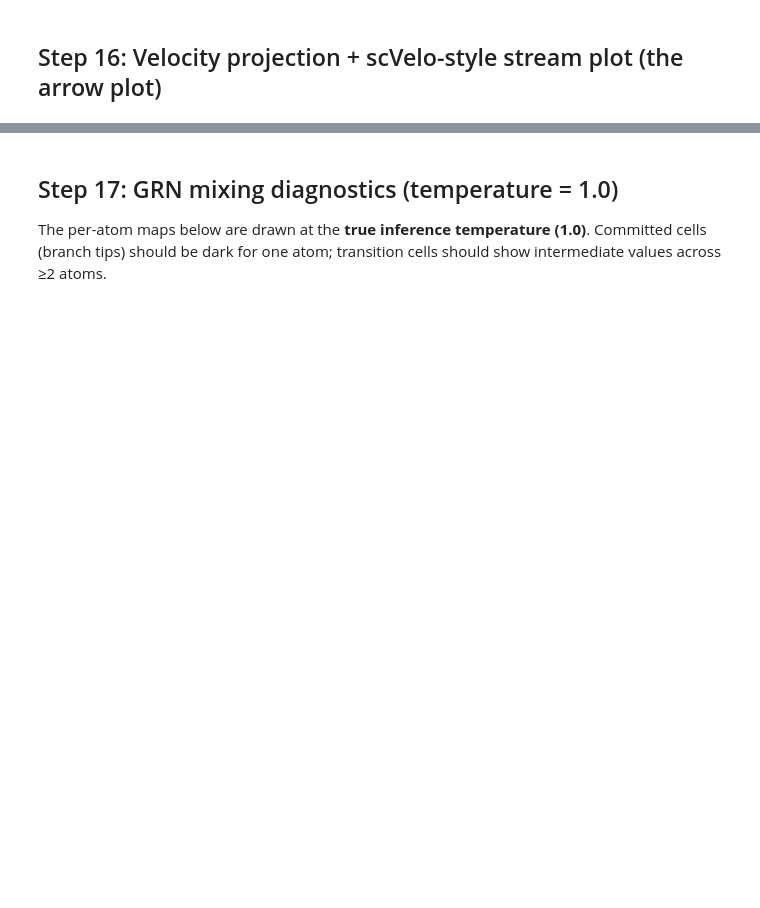
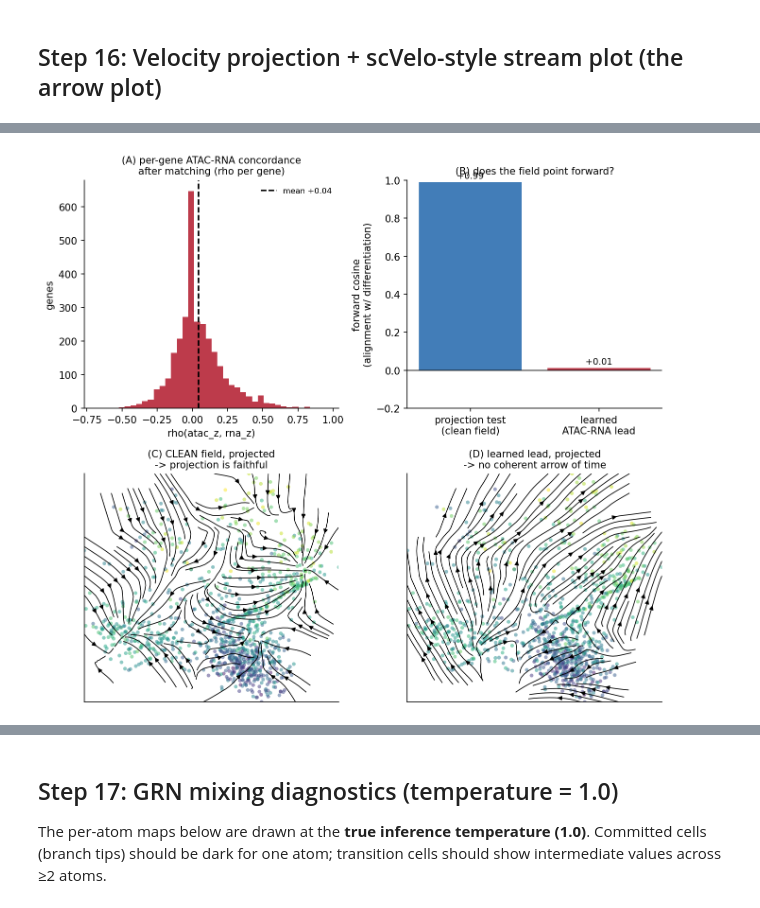
Before and after one commit to azizilab/COMET, a Jupyter notebook: comet/comet_hvg_WORKING.ipynb, the cells around one changed output, grey strips where cells are left out. Cells and saved outputs as stored; diff of their text form; code cells hidden in the pictures; blank space fills up the shorter version.

```diff
--- a/comet/comet_hvg_WORKING.ipynb
+++ b/comet/comet_hvg_WORKING.ipynb
@@ -651,12 +862,24 @@ of drifting toward the densest neighbor. This is what stops the origin arrows fr
 converging inward independent of the velocity fix.
 # %%
 def project_to_2d(V_pred_full, X_2d_vis, X_full, search_space=None, k=30, scale=1.0,
-                   drift_correct=True, density_k=15, adaptive_scale=True):
+                   drift_correct=True, density_k=15, adaptive_scale=False):
     """
     search_space: array used to find each cell's k nearest neighbors for the
     transition-probability kernel (default: X_2d_vis, but pass Z_dec or a PCA of
     X_full instead — strongly preferred). d_low (the plotted displacement vectors)
     always comes from X_2d_vis regardless of what search_space is.
+
+    X_full MUST be in the SAME units/space as V_pred_full. The velocity is built in
+    z-scored gene space (from atac_z/rna_z), so pass rna_z here, NOT the raw
+    log-normalized X. Correlating a z-space vector against raw-space neighbor
+    differences silently reweights every gene by its standard deviation, which
+    rotates the projected arrow away from the true high-dim direction.
+
+    This is also the ONLY spatial regularizer in the pipeline now (the global
+    potential was removed): the drift-corrected correlation kernel pools each
+    cell's velocity against its neighbours' directions, denoising WITHOUT forcing a
+    single global scalar — so branch points fan out instead of collapsing. Increase
+    k for a smoother field, decrease it to keep sharp local structure.
     """
     if search_space is None:
         search_space = X_2d_vis
@@ -989,7 +1310,7 @@ AttributeError: 'numpy.ndarray' object has no attribute 'ptp'
 ## Step 16: Velocity projection + scVelo-style stream plot (the arrow plot)
 # %%
 V_pred   = np.load(f"{OUT_DIR}/V_pred.npy")
-V_proj2d = project_to_2d(V_pred, V_dec2, X, search_space=Z_dec, k=20, scale=1.0,
+V_proj2d = project_to_2d(V_pred, V_dec2, rna_z, search_space=Z_dec, k=20, scale=1.0,
                           drift_correct=True)
 
 # light neighbor smoothing for a clean field (no pseudotime involved, no masking here
@@ -1060,3 +1492,54 @@ plt.show()
+# %%
+from scipy.ndimage import gaussian_filter
+from scipy.spatial import cKDTree
+
+def _stream(ax, XY, V2, color_by, density=1.6, title=""):
+    scv = ax.scatter(XY[:, 0], XY[:, 1], c=color_by, cmap="viridis", s=14, alpha=0.5,
+                     edgecolors='none', rasterized=True)
+    gn = 100
+    xmin, xmax = XY[:, 0].min(), XY[:, 0].max(); ymin, ymax = XY[:, 1].min(), XY[:, 1].max()
+    Xg, Yg = np.meshgrid(np.linspace(xmin, xmax, gn), np.linspace(ymin, ymax, gn))
+    gp = np.c_[Xg.ravel(), Yg.ravel()]
+    sub = np.random.choice(len(XY), min(3000, len(XY)), replace=False)
+    _, gi = NearestNeighbors(n_neighbors=20).fit(XY[sub]).kneighbors(gp)
+    Vg = V2[sub][gi].mean(1)
+    nbc = NearestNeighbors(n_neighbors=1).fit(XY); dgrid = nbc.kneighbors(gp)[0].ravel()
+    thr = np.percentile(dgrid, 40); mask = dgrid < thr
+    tree = cKDTree(gp[mask]); _, nn = tree.query(gp, k=1)
+    U = Vg[mask][nn, 0].reshape(Xg.shape); W = Vg[mask][nn, 1].reshape(Yg.shape)
+    gm = dgrid < thr; Uf, Wf = U.ravel(), W.ravel(); Uf[~gm] = 0; Wf[~gm] = 0
+    U = gaussian_filter(Uf.reshape(Xg.shape), 1.2); W = gaussian_filter(Wf.reshape(Yg.shape), 1.2)
+    ax.streamplot(Xg, Yg, U, W, color="black", density=density, linewidth=0.8, arrowsize=0.9,
+                  arrowstyle='-|>', minlength=0.2, integration_direction='both', zorder=3)
+    ax.set_title(title, fontsize=10); ax.set_xticks([]); ax.set_yticks([])
+    ax.spines['top'].set_visible(False); ax.spines['right'].set_visible(False)
+    return scv
+
+fig, axes = plt.subplots(2, 2, figsize=(9, 8), dpi=150)
+# (A) per-gene concordance after matching
+axes[0, 0].hist(rho, bins=40, color='#B2182B', alpha=0.85)
+axes[0, 0].axvline(float(np.mean(rho)), color='k', ls='--', label=f"mean {np.mean(rho):+.2f}")
+axes[0, 0].set_title("(A) per-gene ATAC-RNA concordance\nafter matching (rho per gene)", fontsize=10)
+axes[0, 0].set_xlabel("rho(atac_z, rna_z)"); axes[0, 0].set_ylabel("genes")
+axes[0, 0].legend(fontsize=8, frameon=False)
+axes[0, 0].spines['top'].set_visible(False); axes[0, 0].spines['right'].set_visible(False)
+# (B) forward-cosine: clean field vs learned lead
+cclean = float(proj_fidelity); creal = float(np.nanmean(_cosr(V_real_2d, fwd2d)))
+axes[0, 1].bar(["projection test\n(clean field)", "learned\nATAC-RNA lead"], [cclean, creal],
+               color=['#2166AC', '#B2182B'], alpha=0.85)
+axes[0, 1].axhline(0, color='k', lw=0.8); axes[0, 1].set_ylim(min(-0.2, creal - 0.1), 1.0)
+axes[0, 1].set_ylabel("forward cosine\n(alignment w/ differentiation)")
+axes[0, 1].set_title("(B) does the field point forward?", fontsize=10)
+for i, v in enumerate([cclean, creal]):
+    axes[0, 1].text(i, v + 0.02, f"{v:+.2f}", ha='center', fontsize=9)
+axes[0, 1].spines['top'].set_visible(False); axes[0, 1].spines['right'].set_visible(False)
+# (C) clean projected  (D) lead projected
+_stream(axes[1, 0], V_dec2, V_clean_2d, pt, title="(C) CLEAN field, projected\n-> projection is faithful")
+_stream(axes[1, 1], V_dec2, V_real_2d,  pt, title="(D) learned lead, projected\n-> no coherent arrow of time")
+plt.tight_layout(); plt.savefig(f"{OUT_DIR}/velocity_diagnosis.png", dpi=150, bbox_inches='tight')
+plt.show()
+# %% [output]
+[figure, added]
 # %%
 def assign_velten_celltypes(rna_adata, V_dec2, X_full, gene_to_idx_full):
     """
```
Also changed, not shown: parts of 41 cells of this notebook, 60 other files.
